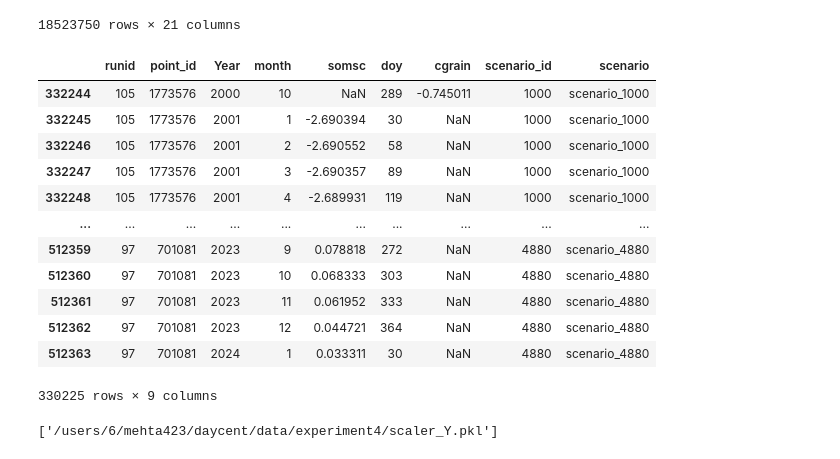
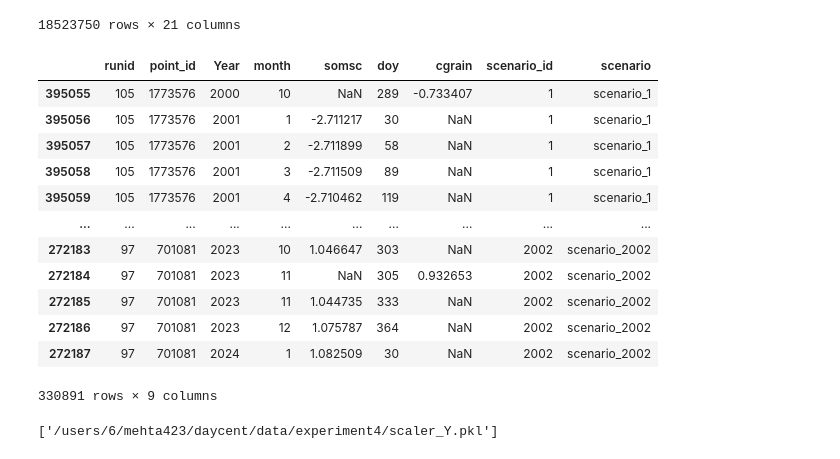
Before and after one commit to dwij2212/kgml-daycent, a Jupyter notebook: lib/data_prep.ipynb, the cells around one changed output. Cells and saved outputs as stored; diff of their text form; code cells hidden in the pictures.

```diff
--- a/lib/data_prep.ipynb
+++ b/lib/data_prep.ipynb
@@ -197,8 +197,8 @@ print("Selected scenarios:", numbers)
 ['1', '10', '100', '1000', '10000', '1001', '1002', '1003', '1004', '1005', '1006', '1007', '1008', '1009', '101', '1010', '1011', '1012', '1013', '1014', '1015', '1016', '1017', '1018', '1019', '102' ...
 Selected scenarios: ['1', '10', '100', '1000', '10000', '1001', '1002', '1003', '1004', '1005', '1006', '1007', '1008', '1009', '101', '1010', '1011', '1012', '1013', '1014', '1015', '1016', '1017', ' ...
 # %%
-numbers = ['2034', '2600', '1616', '2729', '1000', '3932', '3503', '1390', '4880', '1099']
-# numbers = ['1', '10', '100', '1000', '10000', '1001', '2002', '1003', '1004', '1005']
+# numbers = ['2034', '2600', '1616', '2729', '1000', '3932', '3503', '1390', '4880', '1099']
+numbers = ['1', '10', '100', '1000', '10000', '1001', '2002', '1003', '1004', '1005']
 # %%
 def load_single_scenario_output(scenario_id: str):
     """Load output data for a single scenario"""
@@ -320,32 +320,32 @@ X_daily
 # %%
 Y['scenario'] = Y['scenario_id'].apply(lambda x: f'scenario_{x}')
 
 import joblib
 # read the scaler_Y
-# scaler_Y = joblib.load(os.path.join(PROCESSED_DIR, "scaler_Y.pkl"))
-scaler_Y = StandardScaler()
+scaler_Y = joblib.load(os.path.join(PROCESSED_DIR, "scaler_Y.pkl"))
+# scaler_Y = StandardScaler()
 train_Y = Y[Y['point_id'].isin(train_pids)]
-train_Y[['somsc', 'cgrain']] = scaler_Y.fit_transform(train_Y[['somsc', 'cgrain']])
+train_Y[['somsc', 'cgrain']] = scaler_Y.transform(train_Y[['somsc', 'cgrain']])
 test_Y = Y[Y['point_id'].isin(test_pids)]
 test_Y[['somsc', 'cgrain']] = scaler_Y.transform(test_Y[['somsc', 'cgrain']])
 
 Y = pd.concat([train_Y, test_Y])
 Y.sort_values(['scenario', 'point_id', 'Year', 'doy'], inplace=True)
 Y
 # %% [output]
 |  | runid | point_id | Year | month | somsc | doy | cgrain | scenario_id | scenario |
-| 332244 | 105 | 1773576 | 2000 | 10 | NaN | 289 | -0.745011 | 1000 | scenario_1000 |
-| 332245 | 105 | 1773576 | 2001 | 1 | -2.690394 | 30 | NaN | 1000 | scenario_1000 |
-| 332246 | 105 | 1773576 | 2001 | 2 | -2.690552 | 58 | NaN | 1000 | scenario_1000 |
-| 332247 | 105 | 1773576 | 2001 | 3 | -2.690357 | 89 | NaN | 1000 | scenario_1000 |
-| 332248 | 105 | 1773576 | 2001 | 4 | -2.689931 | 119 | NaN | 1000 | scenario_1000 |
+| 395055 | 105 | 1773576 | 2000 | 10 | NaN | 289 | -0.733407 | 1 | scenario_1 |
+| 395056 | 105 | 1773576 | 2001 | 1 | -2.711217 | 30 | NaN | 1 | scenario_1 |
+| 395057 | 105 | 1773576 | 2001 | 2 | -2.711899 | 58 | NaN | 1 | scenario_1 |
+| 395058 | 105 | 1773576 | 2001 | 3 | -2.711509 | 89 | NaN | 1 | scenario_1 |
+| 395059 | 105 | 1773576 | 2001 | 4 | -2.710462 | 119 | NaN | 1 | scenario_1 |
 | ... | ... | ... | ... | ... | ... | ... | ... | ... | ... |
-| 512359 | 97 | 701081 | 2023 | 9 | 0.078818 | 272 | NaN | 4880 | scenario_4880 |
-| 512360 | 97 | 701081 | 2023 | 10 | 0.068333 | 303 | NaN | 4880 | scenario_4880 |
-| 512361 | 97 | 701081 | 2023 | 11 | 0.061952 | 333 | NaN | 4880 | scenario_4880 |
-| 512362 | 97 | 701081 | 2023 | 12 | 0.044721 | 364 | NaN | 4880 | scenario_4880 |
-| 512363 | 97 | 701081 | 2024 | 1 | 0.033311 | 30 | NaN | 4880 | scenario_4880 |
+| 272183 | 97 | 701081 | 2023 | 10 | 1.046647 | 303 | NaN | 2002 | scenario_2002 |
+| 272184 | 97 | 701081 | 2023 | 11 | NaN | 305 | 0.932653 | 2002 | scenario_2002 |
+| 272185 | 97 | 701081 | 2023 | 11 | 1.044735 | 333 | NaN | 2002 | scenario_2002 |
+| 272186 | 97 | 701081 | 2023 | 12 | 1.075787 | 364 | NaN | 2002 | scenario_2002 |
+| 272187 | 97 | 701081 | 2024 | 1 | 1.082509 | 30 | NaN | 2002 | scenario_2002 |
-330225 rows × 9 columns
+330891 rows × 9 columns
 # %%
 # save scaler_Y
 import joblib
```
Also changed, not shown: parts of 1 cell of this notebook, 3 other files.
